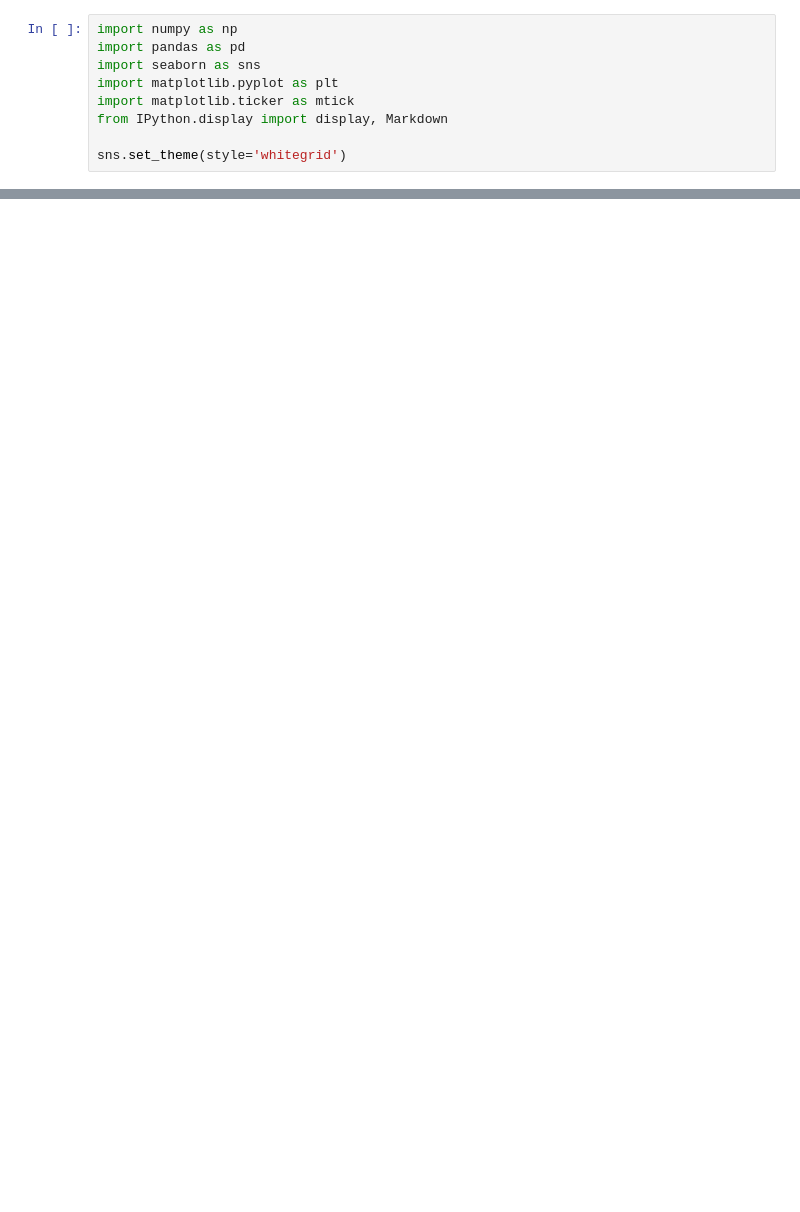
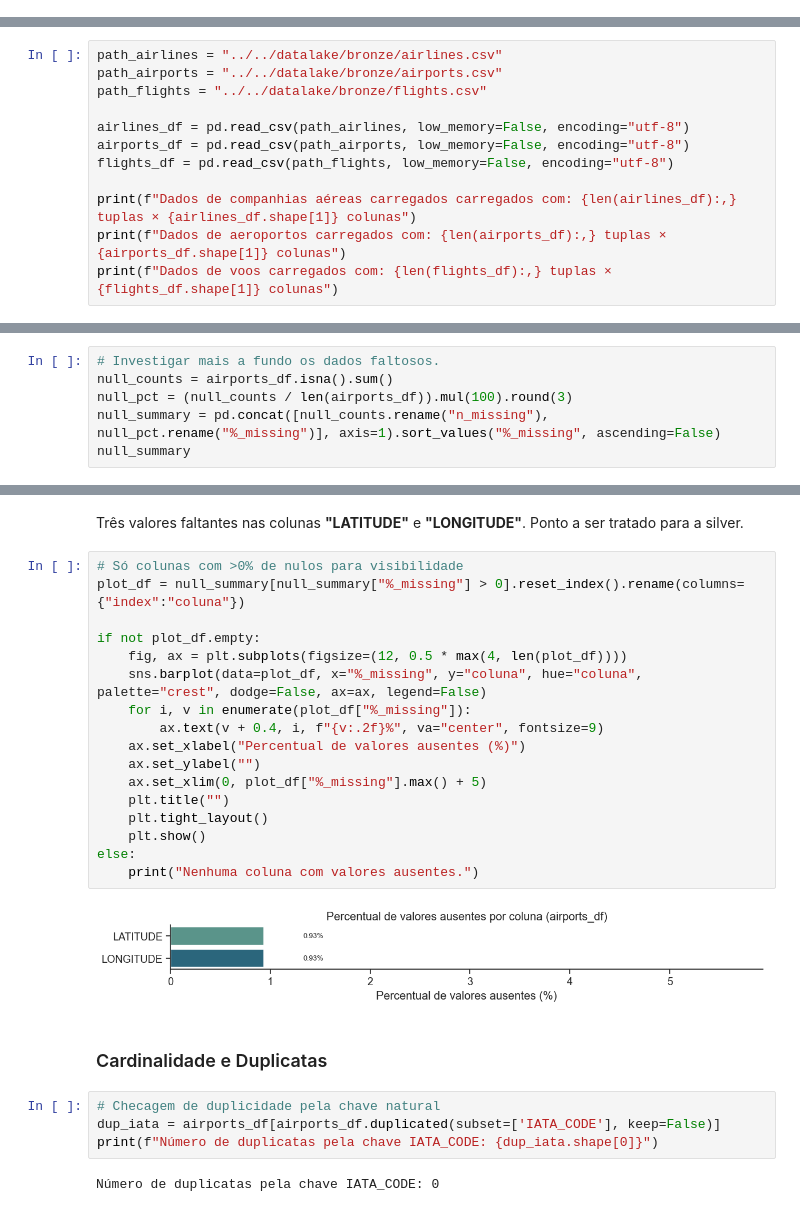
Before and after one commit to phmelosilva/Flight-Delays-Data-Pipeline-and-Analysis, a Jupyter notebook: analytics/bronze_analysis/bronze_analysis.ipynb, the cells around one changed output, grey strips where cells are left out. Drawn from its saved outputs; the diff is of its cells as text; blank space fills up the shorter version.

```diff
--- a/analytics/bronze_analysis/bronze_analysis.ipynb
+++ b/analytics/bronze_analysis/bronze_analysis.ipynb
@@ -3,9 +0,0 @@
-# %%
-import numpy as np
-import pandas as pd
-import seaborn as sns
-import matplotlib.pyplot as plt
-import matplotlib.ticker as mtick
-from IPython.display import display, Markdown
-
-sns.set_theme(style='whitegrid')
@@ -413,0 +44,12 @@ else:
+# %%
+path_airlines = "../../datalake/bronze/airlines.csv"
+path_airports = "../../datalake/bronze/airports.csv"
+path_flights = "../../datalake/bronze/flights.csv"
+
+airlines_df = pd.read_csv(path_airlines, low_memory=False, encoding="utf-8")
+airports_df = pd.read_csv(path_airports, low_memory=False, encoding="utf-8")
+flights_df = pd.read_csv(path_flights, low_memory=False, encoding="utf-8")
+
+print(f"Dados de companhias aéreas carregados carregados com: {len(airlines_df):,} tuplas × {airlines_df.shape[1]} colunas")
+print(f"Dados de aeroportos carregados com: {len(airports_df):,} tuplas × {airports_df.shape[1]} colunas")
+print(f"Dados de voos carregados com: {len(flights_df):,} tuplas × {flights_df.shape[1]} colunas")
@@ -413,0 +193,6 @@ else:
+# %%
+# Investigar mais a fundo os dados faltosos.
+null_counts = airports_df.isna().sum()
+null_pct = (null_counts / len(airports_df)).mul(100).round(3)
+null_summary = pd.concat([null_counts.rename("n_missing"), null_pct.rename("%_missing")], axis=1).sort_values("%_missing", ascending=False)
+null_summary
@@ -413,0 +208,29 @@ else:
+# %% [markdown]
+Três valores faltantes nas colunas **"LATITUDE"** e **"LONGITUDE"**. Ponto a ser tratado para a silver.
+# %%
+# Só colunas com >0% de nulos para visibilidade
+plot_df = null_summary[null_summary["%_missing"] > 0].reset_index().rename(columns={"index":"coluna"})
+
+if not plot_df.empty:
+    fig, ax = plt.subplots(figsize=(12, 0.5 * max(4, len(plot_df))))
+    sns.barplot(data=plot_df, x="%_missing", y="coluna", hue="coluna", palette="crest", dodge=False, ax=ax, legend=False)
+    for i, v in enumerate(plot_df["%_missing"]):
+        ax.text(v + 0.4, i, f"{v:.2f}%", va="center", fontsize=9)
+    ax.set_xlabel("Percentual de valores ausentes (%)")
+    ax.set_ylabel("")
+    ax.set_xlim(0, plot_df["%_missing"].max() + 5)
+    plt.title("")
+    plt.tight_layout()
+    plt.show()
+else:
+    print("Nenhuma coluna com valores ausentes.")
+# %% [output]
+[figure, added]
+# %% [markdown]
+### Cardinalidade e Duplicatas
+# %%
+# Checagem de duplicidade pela chave natural
+dup_iata = airports_df[airports_df.duplicated(subset=['IATA_CODE'], keep=False)]
+print(f"Número de duplicatas pela chave IATA_CODE: {dup_iata.shape[0]}")
+# %% [output]
+Número de duplicatas pela chave IATA_CODE: 0
```
Also changed, not shown: parts of 129 cells of this notebook, 4 other files.
